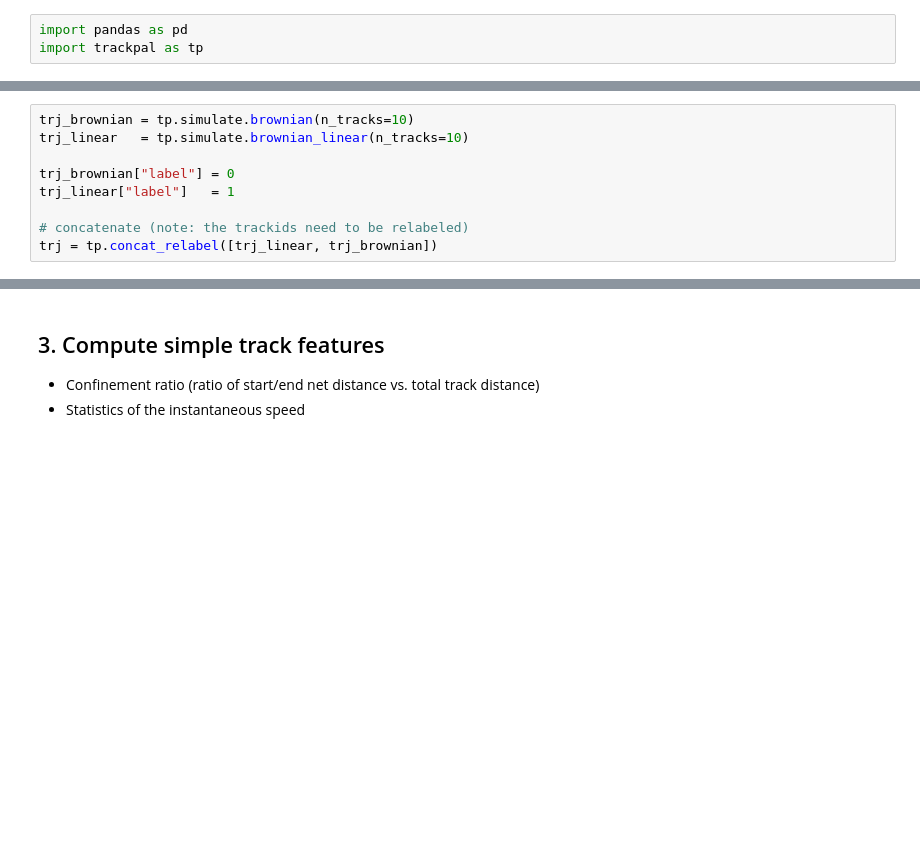
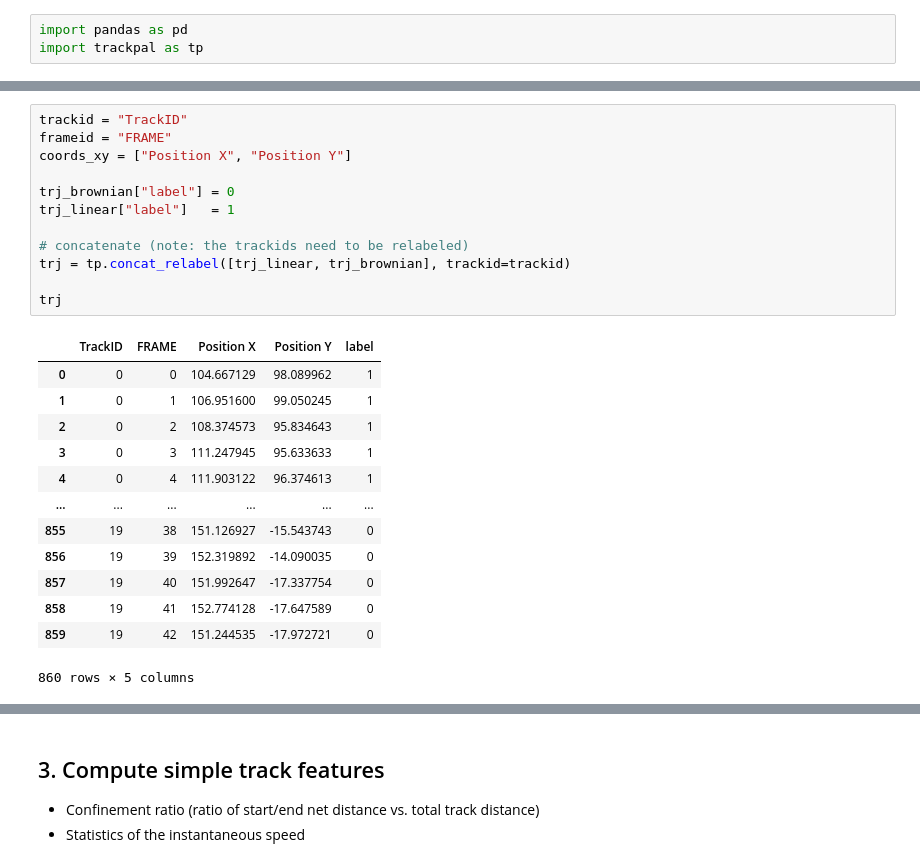
Before and after one commit to sommerc/trackpal, a Jupyter notebook: examples/01_track_features.ipynb, the cells around one changed output, grey strips where cells are left out. Cells and saved outputs as stored; diff of their text form; blank space fills up the shorter version.

```diff
--- a/examples/01_track_features.ipynb
+++ b/examples/01_track_features.ipynb
@@ -12,10 +34,27 @@ import trackpal as tp
 # %%
-trj_brownian = tp.simulate.brownian(n_tracks=10)
-trj_linear   = tp.simulate.brownian_linear(n_tracks=10)
+trackid = "TrackID"
+frameid = "FRAME"
+coords_xy = ["Position X", "Position Y"]
 
 trj_brownian["label"] = 0
 trj_linear["label"]   = 1
 
 # concatenate (note: the trackids need to be relabeled)
-trj = tp.concat_relabel([trj_linear, trj_brownian])
+trj = tp.concat_relabel([trj_linear, trj_brownian], trackid=trackid)
+
+trj
+# %% [output]
+|  | TrackID | FRAME | Position X | Position Y | label |
+| 0 | 0 | 0 | 104.667129 | 98.089962 | 1 |
+| 1 | 0 | 1 | 106.951600 | 99.050245 | 1 |
+| 2 | 0 | 2 | 108.374573 | 95.834643 | 1 |
+| 3 | 0 | 3 | 111.247945 | 95.633633 | 1 |
+| 4 | 0 | 4 | 111.903122 | 96.374613 | 1 |
+| ... | ... | ... | ... | ... | ... |
+| 855 | 19 | 38 | 151.126927 | -15.543743 | 0 |
+| 856 | 19 | 39 | 152.319892 | -14.090035 | 0 |
+| 857 | 19 | 40 | 151.992647 | -17.337754 | 0 |
+| 858 | 19 | 41 | 152.774128 | -17.647589 | 0 |
+| 859 | 19 | 42 | 151.244535 | -17.972721 | 0 |
+860 rows × 5 columns
 # %% [markdown]
```
Also changed, not shown: parts of 8 cells of this notebook, 4 other files.
